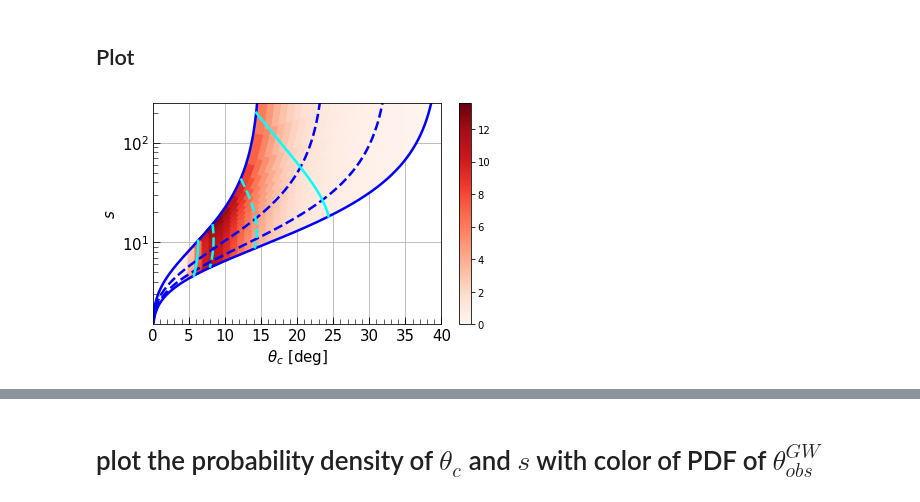
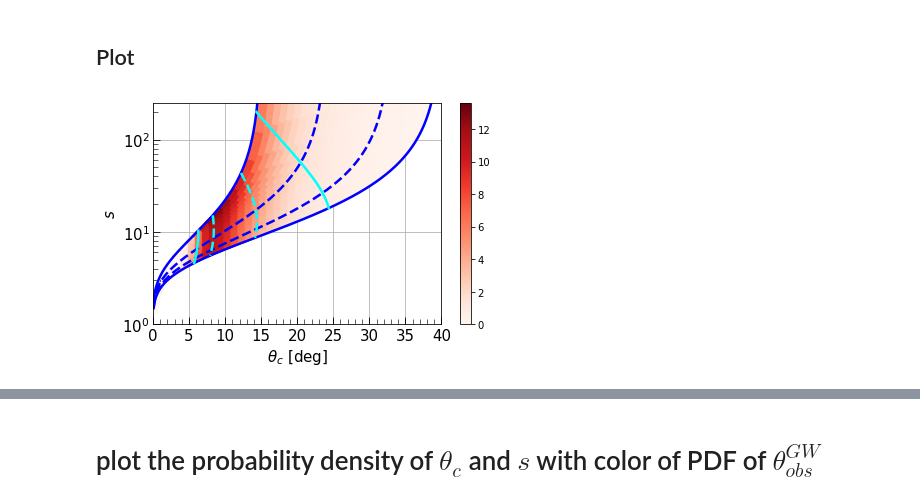
Before and after one commit to kentaromogushi/grb, a Jupyter notebook: constraint_Jet/Brokenpower_v2.ipynb, the cells around one changed output, grey strips where cells are left out. Drawn from its saved outputs; the diff is of its cells as text; code cells hidden in the pictures.

```diff
--- a/constraint_Jet/Brokenpower_v2.ipynb
+++ b/constraint_Jet/Brokenpower_v2.ipynb
@@ -1429,6 +1429,13 @@ for i in theta_obsGW_list: # loop with theta_obsGW
             for ele in chopped_segments: # drow line for chopped segement
                 plt.plot(ele[:,0], ele[:,1], color=cm.Reds(q), linewidth=np.log(0.0001*ele[0,1]**3*ele[1,0]))
 
+# # fill the area of theta_c = [0.1, 1] to be dark due to plot mulfunction
+# it is supposed to be dark the line plot above
+theta_c_list_fill = np.linspace(0.1, 1.1, 10, endpoint=True)
+s_fill_up = np.vectorize(find_s)(theta_c = theta_c_list_fill, theta_obsGW = 15)
+s_fill_down = np.vectorize(find_s)(theta_c = theta_c_list_fill, theta_obsGW = 40)
+plt.fill_between(theta_c_list_fill, s_fill_down, s_fill_up, facecolor=cm.viridis(0.), alpha=1.)
+
 
 # 90% theta_obsGW = 15 deg
 plt.plot(np.arange(0.1, 15-0.01, 0.1), np.vectorize(find_s)(theta_c = np.arange(0.1, 15-0.01, 0.1), theta_obsGW = 15), c='blue', ls='-', linewidth=2.5)
@@ -1439,13 +1446,6 @@ plt.plot(np.arange(0.1, 24-0.01, 0.1), np.vectorize(find_s)(theta_c = np.arange(
 # 50% theta_obsGW = 33 deg
 plt.plot(np.arange(0.1, 33-0.01, 0.1), np.vectorize(find_s)(theta_c = np.arange(0.1, 33-0.01, 0.1), theta_obsGW = 33), c='blue', ls='--', linewidth=2.5)
 
-
-# # fill the area of theta_c = [0.1, 1] to be dark due to plot mulfunction
-# it is supposed to be dark the line plot above
-theta_c_list_fill = np.linspace(0.1, 1.1, 10, endpoint=True)
-s_fill_up = np.vectorize(find_s)(theta_c = theta_c_list_fill, theta_obsGW = 15)
-s_fill_down = np.vectorize(find_s)(theta_c = theta_c_list_fill, theta_obsGW = 40)
-plt.fill_between(theta_c_list_fill, s_fill_down, s_fill_up, facecolor=cm.viridis(0.), alpha=1.)
 
 
 
@@ -1468,36 +1468,32 @@ high_bd50_s_lt = np.vectorize(find_s)(high_bd50_theta_c_lt, theta_obsGW_list)
 #plt.plot(med_theta_c_list, cor_med_s_list, c='black')
 plt.plot(low_bd90_theta_c_lt, low_bd90_s_lt, c='cyan', ls='-', lw=2.5)
 plt.plot(high_bd90_theta_c_lt, high_bd90_s_lt, c='cyan', ls='-', lw=2.5)
 plt.plot(low_bd50_theta_c_lt, low_bd50_s_lt, c='cyan', ls='--', lw=2.5)
 plt.plot(high_bd50_theta_c_lt, high_bd50_s_lt, c='cyan', ls='--', lw=2.5)
 
 # #whiten outside 90% credible region
 # #90% theta_obsGW = 15 deg
 # plt.fill_between(np.arange(0.1, 15-0.01, 0.1), np.vectorize(find_s)(theta_c = np.arange(0.1, 15-0.01, 0.1), theta_obsGW = 15), [10**5]*len(np.arange(0.1, 15-0.01, 0.1)))
 # # 90% theta_obsGW = 40 deg
 # plt.plot(np.arange(0.1, 40-0.01, 0.1), np.vectorize(find_s)(theta_c = np.arange(0.1, 40-0.01, 0.1), theta_obsGW = 40), c='orange', ls='-', linewidth=2.5)
 
 
-
-
-
-
 plt.yscale('log')
 plt.xlim(0, 40)
-plt.ylim(0, 250)
+plt.ylim(1, 250)
 plt.xlabel(r'$\theta_c$ [deg]', fontsize=15)
 plt.ylabel(r'$s$', fontsize=15)
 plt.yticks(fontsize=15)
 plt.xticks(fontsize=15)
 plt.axes().yaxis.set_tick_params(which='major', right = False, length=7)
 plt.axes().yaxis.set_tick_params(which='minor', right = False, length=5)
 plt.axes().xaxis.set_minor_locator(MultipleLocator(1))
 plt.axes().xaxis.set_tick_params(which='major', right = False, length=7)
 plt.axes().xaxis.set_tick_params(which='minor', right = False, length=5)
 plt.tick_params(which='both', direction='in')
 plt.tight_layout()
 plt.grid()
 plt.savefig('theta_cVersusS.pdf')
 plt.show()
 # %% [output]
-[figure, old version]
+[figure, new version]
```
Also changed, not shown: parts of 4 cells of this notebook.
